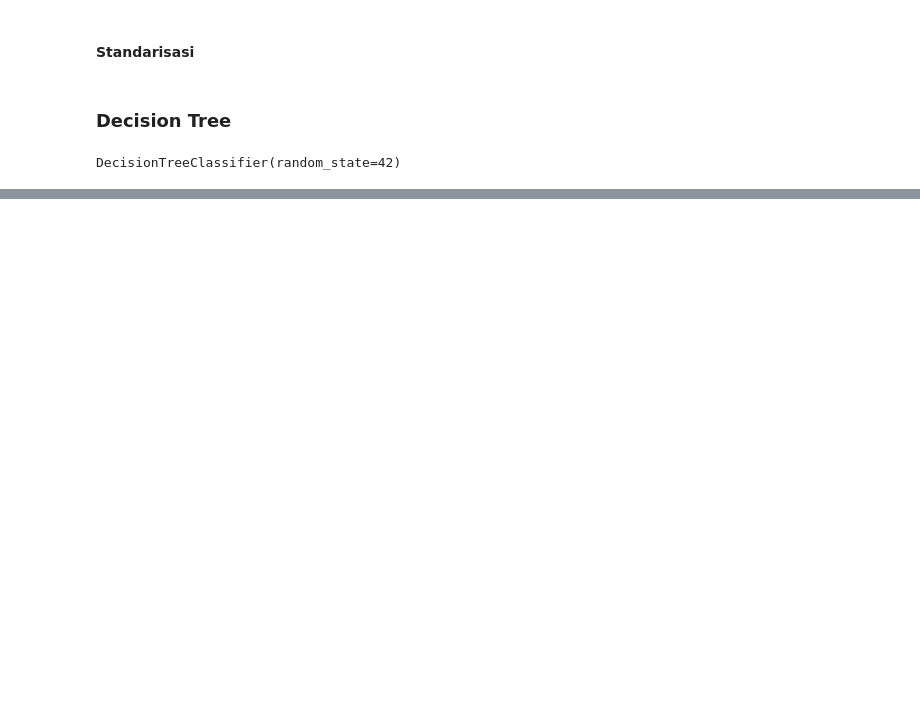
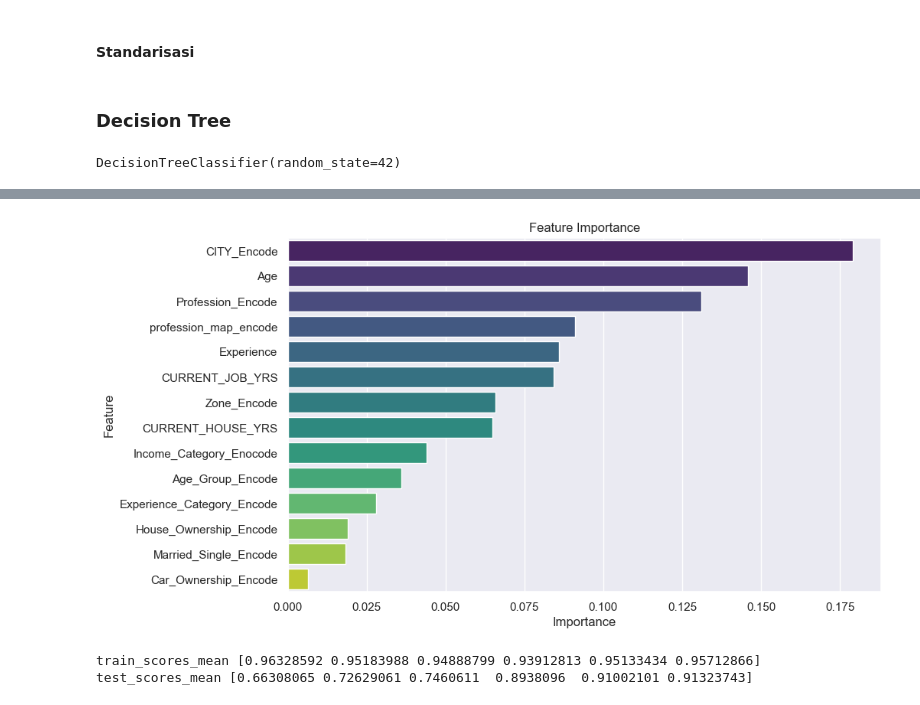
Before and after one commit to M-Fatoni/Loan-Prediction-Based-on-Customer-Behavior, a Jupyter notebook: Loan_Prediction.ipynb, the cells around one changed output, grey strips where cells are left out. Saved outputs shown, nothing was run; the diff lists cells and outputs as text; code cells hidden in the pictures; blank space fills up the shorter version.

Commit message:
Add tunning hyperparameter and feature importance

```diff
--- a/Loan_Prediction.ipynb
+++ b/Loan_Prediction.ipynb
@@ -1152,0 +1171,13 @@ Akurasi pada data pengujian: 0.8849470899470899
+# %%
+feature_importance = dt_classifier.feature_importances_
+feature_importance_df = pd.DataFrame({'Feature': X.columns, 'Importance': feature_importance})
+feature_importance_df = feature_importance_df.sort_values(by='Importance', ascending=False)
+
+plt.figure(figsize=(10, 6))
+sns.barplot(x='Importance', y='Feature', data=feature_importance_df, palette='viridis')
+plt.title('Feature Importance')
+plt.xlabel('Importance')
+plt.ylabel('Feature')
+plt.show()
+# %% [output]
+[figure, added]
@@ -1152,0 +1192,5 @@ Akurasi pada data pengujian: 0.8849470899470899
+# %%
+print('train_scores_mean', train_scores_mean, '\ntest_scores_mean', test_scores_mean)
+# %% [output]
+train_scores_mean [0.96328592 0.95183988 0.94888799 0.93912813 0.95133434 0.95712866]
+test_scores_mean [0.66308065 0.72629061 0.7460611  0.8938096  0.91002101 0.91323743]
```
Also changed, not shown: parts of 50 cells of this notebook.
